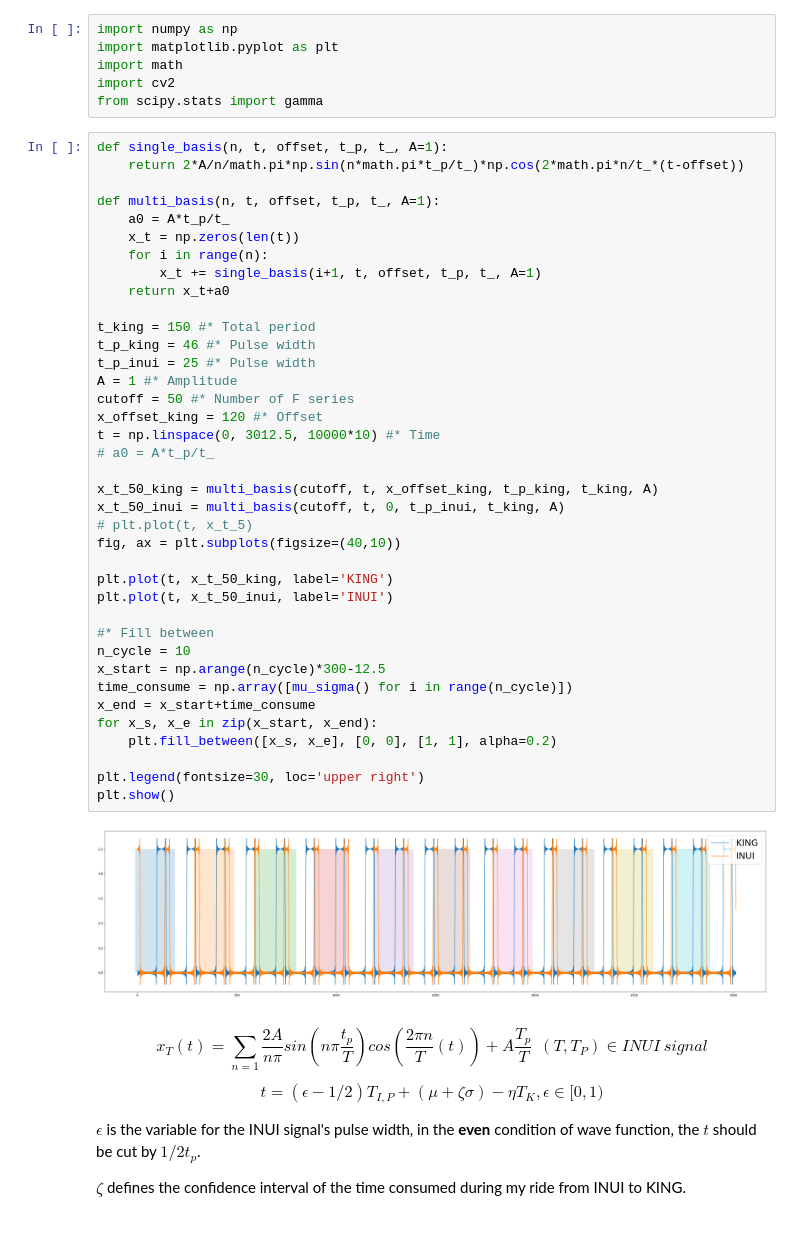
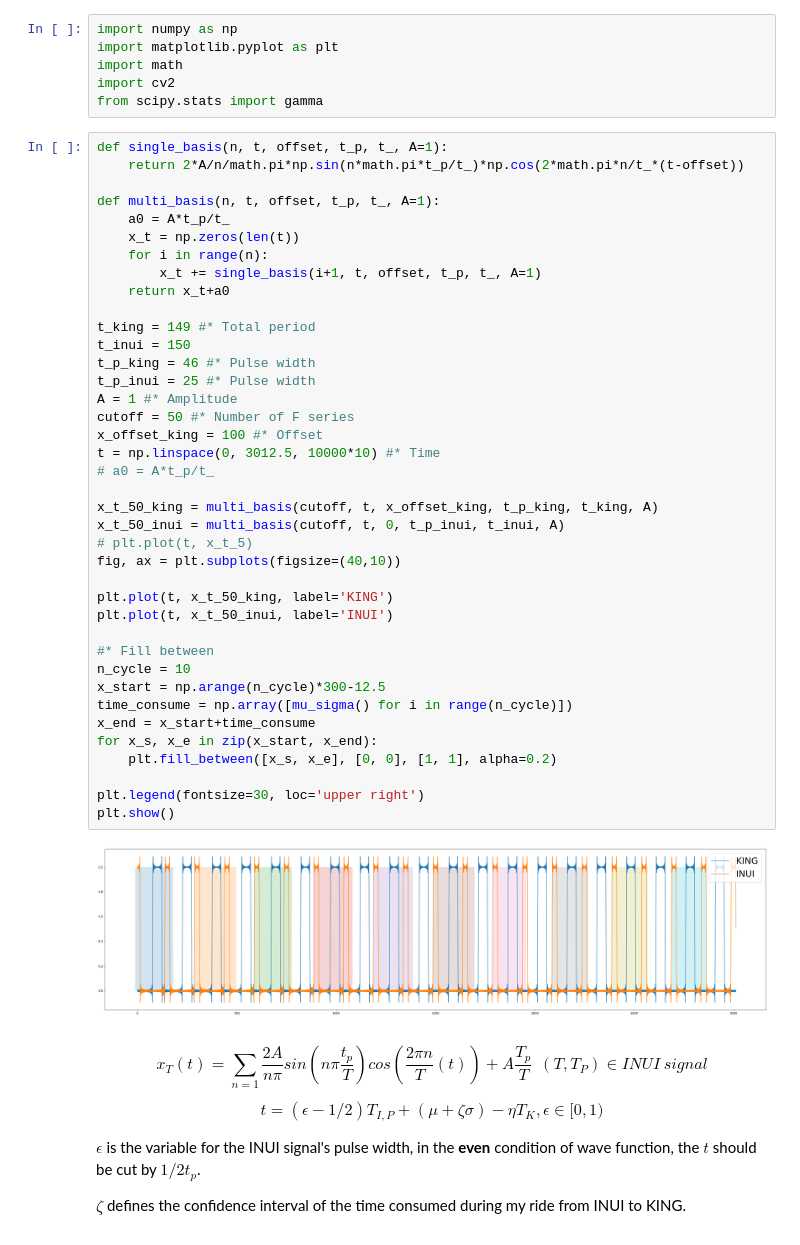
Before and after one commit to wzetto/projLITE, a Jupyter notebook: INUIsignal/try1.ipynb, the cells around one changed output. Cells and saved outputs as stored; diff of their text form.

```diff
--- a/INUIsignal/try1.ipynb
+++ b/INUIsignal/try1.ipynb
@@ -13,37 +13,38 @@ def multi_basis(n, t, offset, t_p, t_, A=1):
     x_t = np.zeros(len(t))
     for i in range(n):
         x_t += single_basis(i+1, t, offset, t_p, t_, A=1)
     return x_t+a0
 
-t_king = 150 #* Total period
+t_king = 149 #* Total period
+t_inui = 150
 t_p_king = 46 #* Pulse width
 t_p_inui = 25 #* Pulse width
 A = 1 #* Amplitude
 cutoff = 50 #* Number of F series
-x_offset_king = 120 #* Offset
+x_offset_king = 100 #* Offset
 t = np.linspace(0, 3012.5, 10000*10) #* Time
 # a0 = A*t_p/t_
 
 x_t_50_king = multi_basis(cutoff, t, x_offset_king, t_p_king, t_king, A)
-x_t_50_inui = multi_basis(cutoff, t, 0, t_p_inui, t_king, A)
+x_t_50_inui = multi_basis(cutoff, t, 0, t_p_inui, t_inui, A)
 # plt.plot(t, x_t_5)
 fig, ax = plt.subplots(figsize=(40,10))
 
 plt.plot(t, x_t_50_king, label='KING')
 plt.plot(t, x_t_50_inui, label='INUI')
 
 #* Fill between
 n_cycle = 10
 x_start = np.arange(n_cycle)*300-12.5
 time_consume = np.array([mu_sigma() for i in range(n_cycle)])
 x_end = x_start+time_consume
 for x_s, x_e in zip(x_start, x_end):
     plt.fill_between([x_s, x_e], [0, 0], [1, 1], alpha=0.2)
 
 plt.legend(fontsize=30, loc='upper right')
 plt.show()
 # %% [output]
-[figure, old version]
+[figure, new version]
 # %% [markdown]
 $$x_T(t) = \sum_{n=1}\frac{2A}{n\pi}sin(n\pi\frac{t_p}{T})cos(\frac{2\pi n}{T}(t)) + A\frac{T_p}{T}\ \ (T, T_P) \in INUI\ signal \tag{1}$$
 
```
Also changed, not shown: parts of 3 cells of this notebook, 4 other files.
